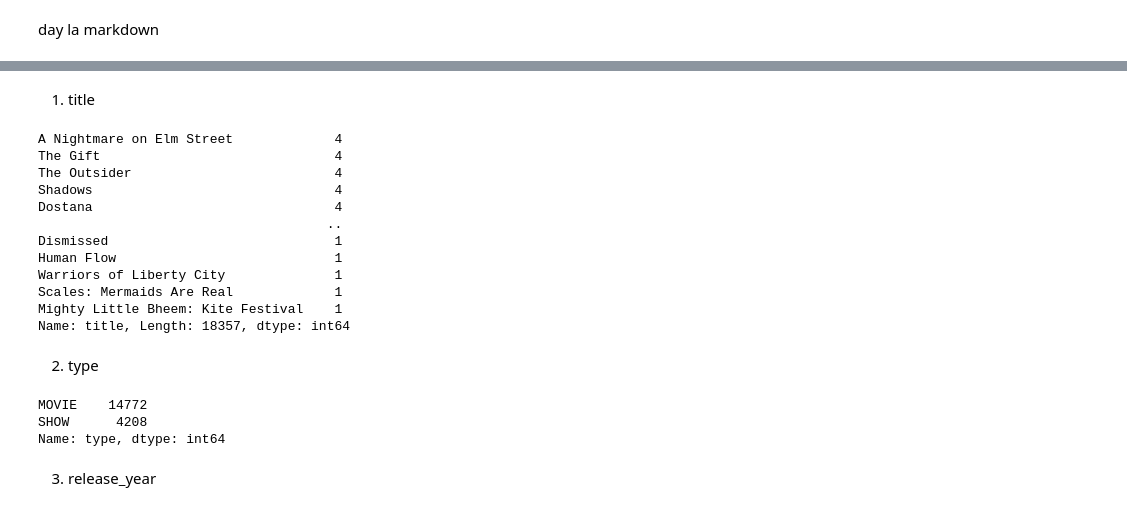
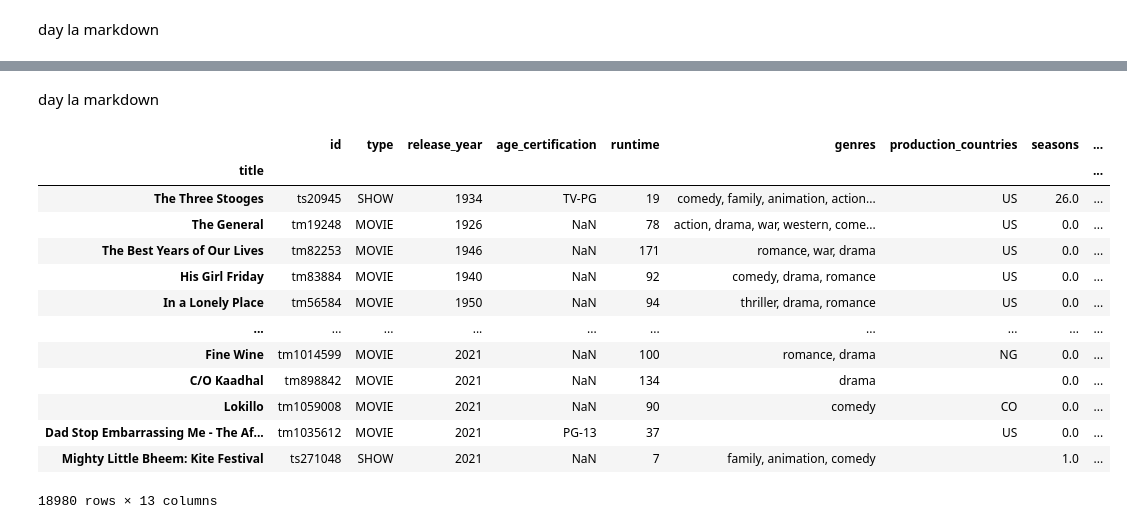
Before and after one commit to quytrungg/Group1_Final_Project_CSC17104, a Jupyter notebook: lab/phase_2_data_exploration/titles_exploration.ipynb, the cells around one changed output, grey strips where cells are left out. Cells and saved outputs as stored; diff of their text form; code cells hidden in the pictures.

```diff
--- a/lab/phase_2_data_exploration/titles_exploration.ipynb
+++ b/lab/phase_2_data_exploration/titles_exploration.ipynb
@@ -89,0 +281,2 @@ memory usage: 2.3+ MB
+# %%
+df_titles['production_countries'] = df_titles['production_countries'].str.replace('[', '').str.replace("'", '').str.replace(']', '')
@@ -89,0 +299,2 @@ memory usage: 2.3+ MB
+# %%
+df_titles['genres'] = df_titles['genres'].str.replace('[', '').str.replace("'", '').str.replace(']', '')
@@ -89,0 +317,2 @@ memory usage: 2.3+ MB
+# %%
+df_titles['seasons'] = df_titles['seasons'].fillna(0)
@@ -115,27 +345,19 @@ sns.heatmap(df_titles.isnull(), cmap='gray', cbar=False);
-# %% [markdown]
-1. title
+# %% [markdown]
+day la markdown
 # %%
-df_titles['title'].value_counts()
+df_titles.set_index('title')
 # %% [output]
+|  | id | type | release_year | age_certification | runtime | genres | production_countries | seasons | ... |
+| title |  |  |  |  |  |  |  |  | ... |
+| The Three Stooges | ts20945 | SHOW | 1934 | TV-PG | 19 | comedy, family, animation, action... | US | 26.0 | ... |
+| The General | tm19248 | MOVIE | 1926 | NaN | 78 | action, drama, war, western, come... | US | 0.0 | ... |
+| The Best Years of Our Lives | tm82253 | MOVIE | 1946 | NaN | 171 | romance, war, drama | US | 0.0 | ... |
+| His Girl Friday | tm83884 | MOVIE | 1940 | NaN | 92 | comedy, drama, romance | US | 0.0 | ... |
+| In a Lonely Place | tm56584 | MOVIE | 1950 | NaN | 94 | thriller, drama, romance | US | 0.0 | ... |
+| ... | ... | ... | ... | ... | ... | ... | ... | ... | ... |
+| Fine Wine | tm1014599 | MOVIE | 2021 | NaN | 100 | romance, drama | NG | 0.0 | ... |
+| C/O Kaadhal | tm898842 | MOVIE | 2021 | NaN | 134 | drama |  | 0.0 | ... |
+| Lokillo | tm1059008 | MOVIE | 2021 | NaN | 90 | comedy | CO | 0.0 | ... |
+| Dad Stop Embarrassing Me - The Af... | tm1035612 | MOVIE | 2021 | PG-13 | 37 |  | US | 0.0 | ... |
+| Mighty Little Bheem: Kite Festival | ts271048 | SHOW | 2021 | NaN | 7 | family, animation, comedy |  | 1.0 | ... |
-A Nightmare on Elm Street             4
-The Gift                              4
-The Outsider                          4
-Shadows                               4
-Dostana                               4
-                                     ..
-Dismissed                             1
-Human Flow                            1
-Warriors of Liberty City              1
-Scales: Mermaids Are Real             1
-Mighty Little Bheem: Kite Festival    1
-Name: title, Length: 18357, dtype: int64
+18980 rows × 13 columns
-# %% [markdown]
-2. type
-# %%
-df_titles['type'].value_counts()
-# %% [output]
-MOVIE    14772
-SHOW      4208
-Name: type, dtype: int64
-# %% [markdown]
-3. release_year
```
Also changed, not shown: parts of 51 cells of this notebook, 3 other files.
